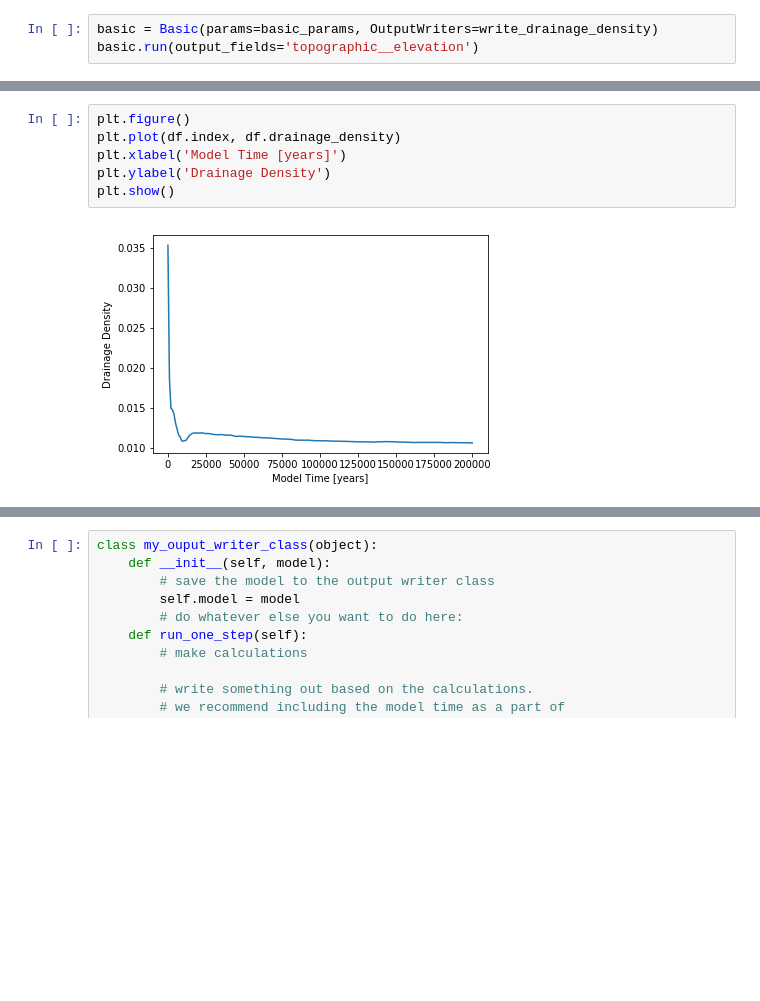
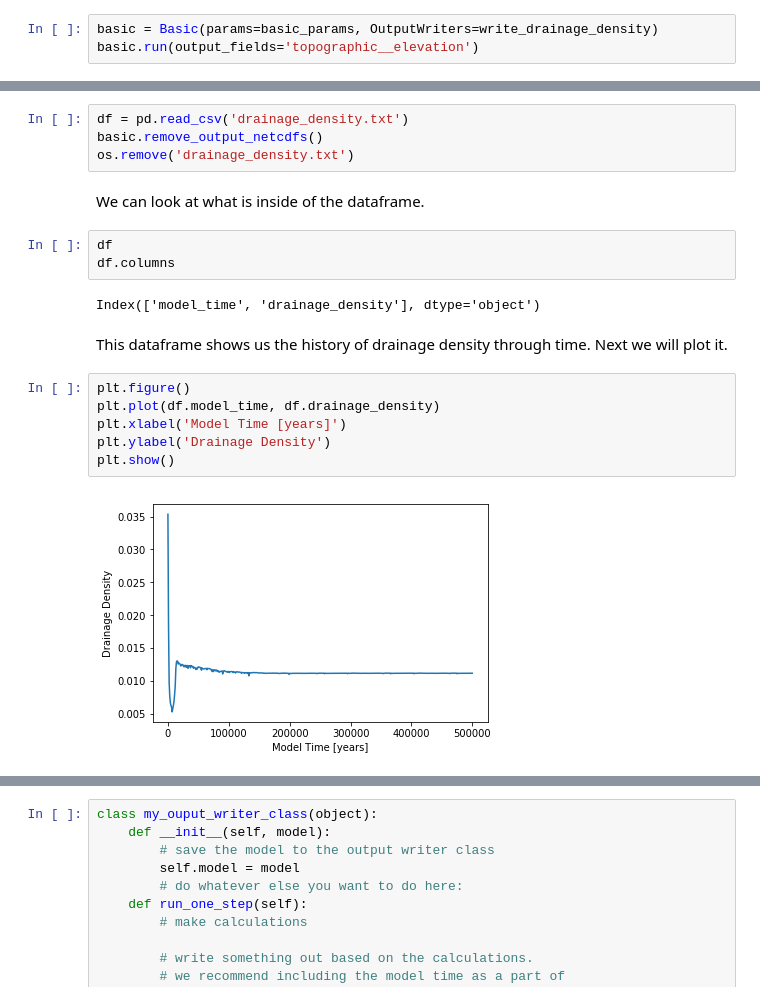
Before and after one commit to TerrainBento/examples_tests_and_tutorials, a Jupyter notebook: example_usage/introduction_to_output_writers.ipynb, the cells around one changed output, grey strips where cells are left out. Saved outputs shown, nothing was run; the diff lists cells and outputs as text; blank space fills up the shorter version.

```diff
--- a/example_usage/introduction_to_output_writers.ipynb
+++ b/example_usage/introduction_to_output_writers.ipynb
@@ -91,8 +133,21 @@ basic.remove_output_netcdfs()
+# %%
+df = pd.read_csv('drainage_density.txt')
+basic.remove_output_netcdfs()
+os.remove('drainage_density.txt')
+# %% [markdown]
+We can look at what is inside of the dataframe.
+# %%
+df
+df.columns
+# %% [output]
+Index(['model_time', 'drainage_density'], dtype='object')
+# %% [markdown]
+This dataframe shows us the history of drainage density through time. Next we will plot it.
 # %%
 plt.figure()
-plt.plot(df.index, df.drainage_density)
+plt.plot(df.model_time, df.drainage_density)
 plt.xlabel('Model Time [years]')
 plt.ylabel('Drainage Density')
 plt.show()
 # %% [output]
-[figure, old version]
+[figure, new version]
```
Also changed, not shown: parts of 24 cells of this notebook, 1 other file.
